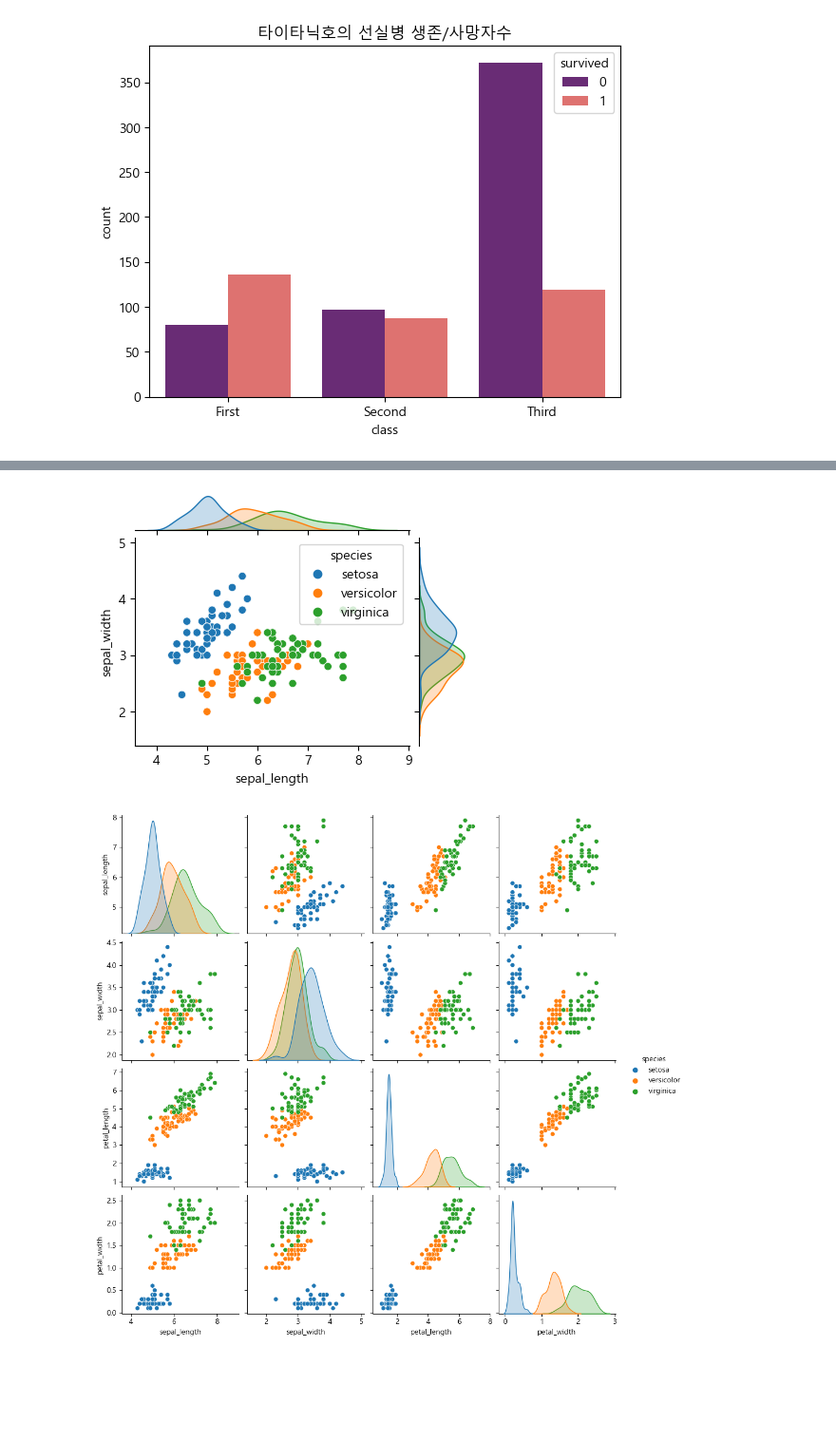
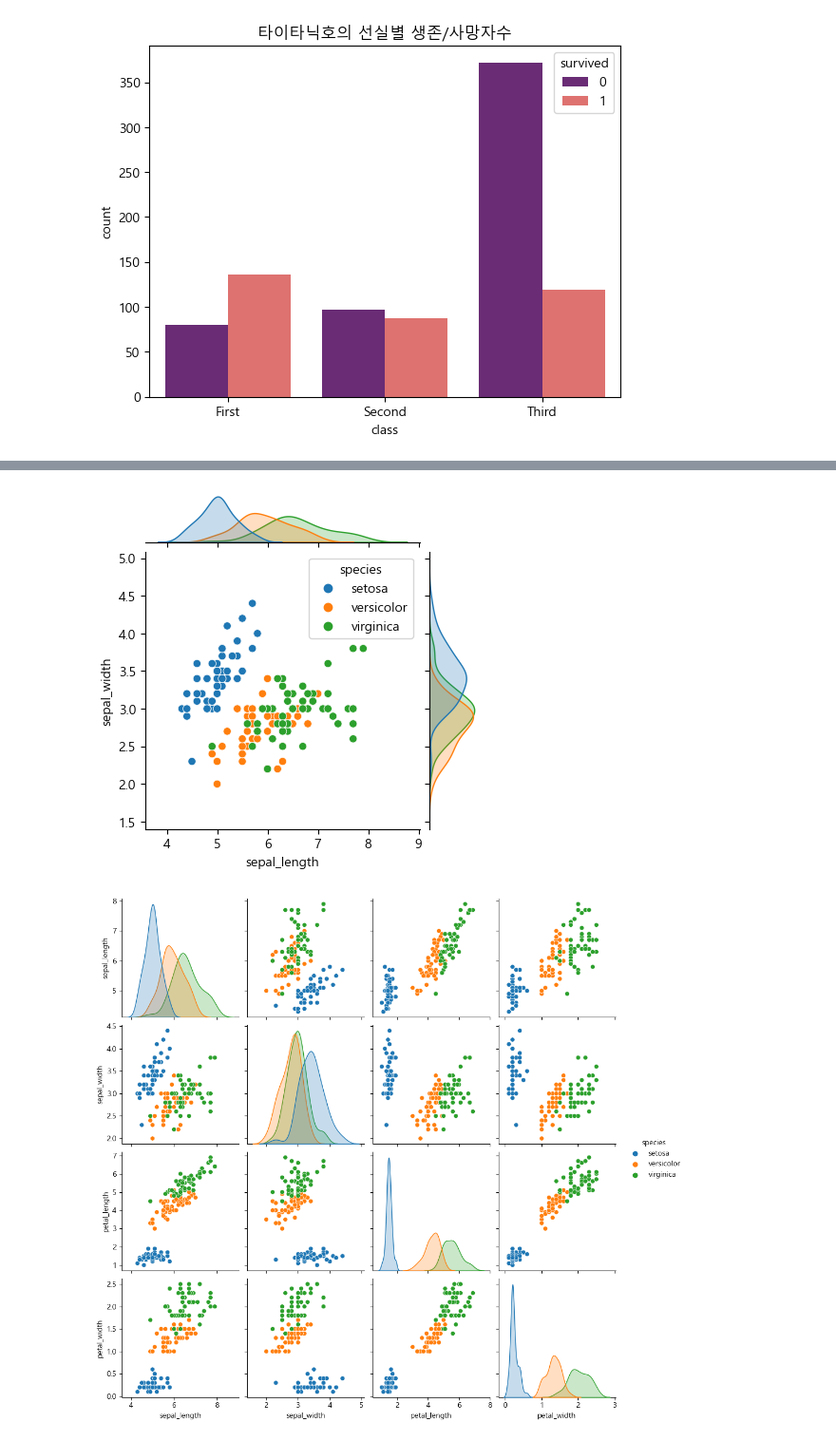
Before and after one commit to hyangshim/DataAnalysis_lecture-2023.04, a Jupyter notebook: 03.시각화/05.Seaborn.ipynb, the cells around one changed output, grey strips where cells are left out. Shown at 95% size. Drawn from its saved outputs; the diff is of its cells as text; code cells hidden in the pictures; blank space fills up the shorter version.

```diff
--- a/03.시각화/05.Seaborn.ipynb
+++ b/03.시각화/05.Seaborn.ipynb
@@ -50,8 +49,8 @@ plt.show()
 # %%
-#joint plot를 좀더 세련되게
-fig=sns.jointplot(x='sepal_length',y='sepal_width',hue='species',data=iris)
-fig.fig.set_size_inches(4,3)
+# joint plot을 좀더 세련되게
+fig = sns.jointplot(x='sepal_length', y='sepal_width', hue='species', data=iris)
+fig.fig.set_size_inches(4, 4)
 plt.show()
 # %% [output]
-[figure, old version]
+[figure, new version]
 # %%
```
Also changed, not shown: parts of 35 cells of this notebook, 3 other files.
